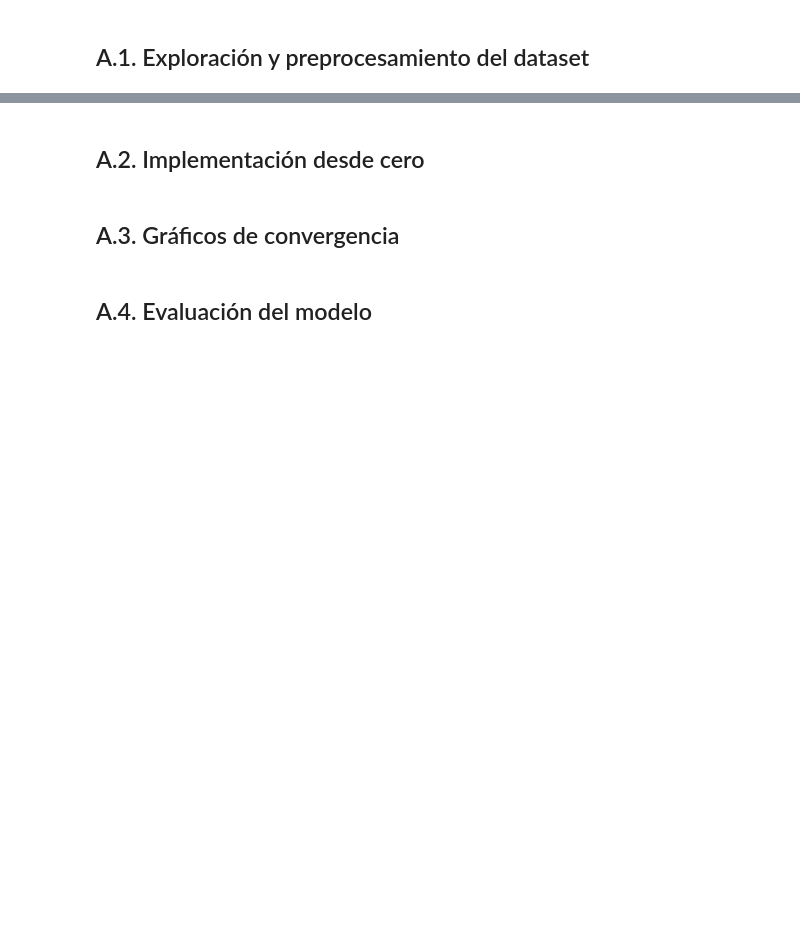
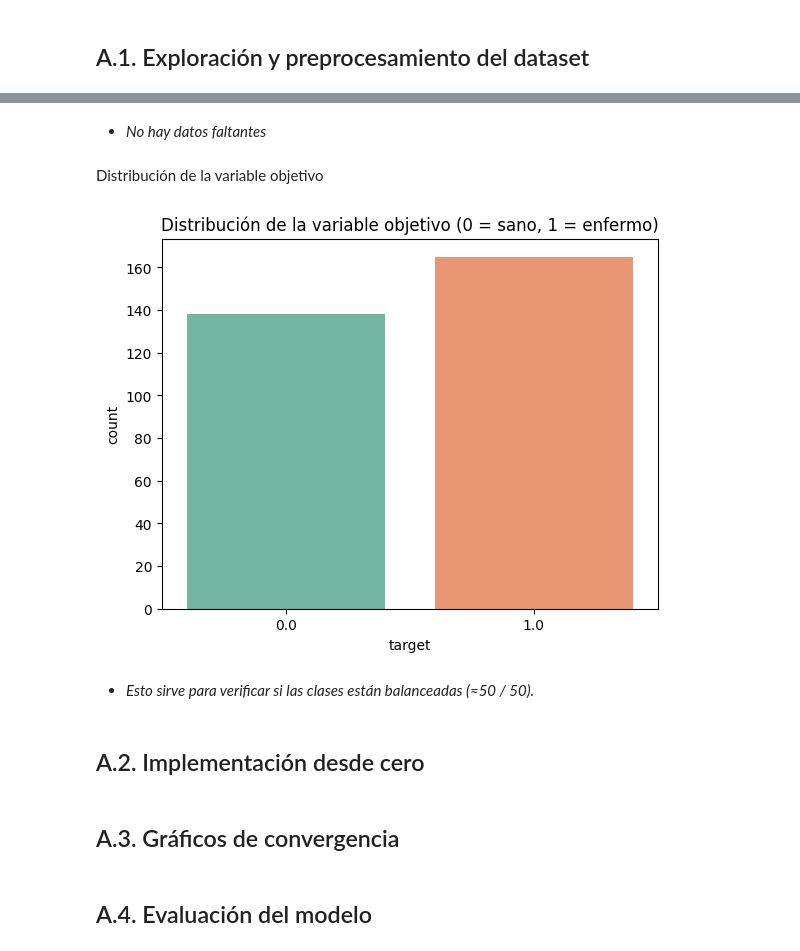
Before and after one commit to WilderSr99/ENEI-2025-ML1-Tarea2, a Jupyter notebook: src/ParteA_Logistic_Binaria.ipynb, the cells around one changed output, grey strips where cells are left out. Drawn from its saved outputs; the diff is of its cells as text; code cells hidden in the pictures; blank space fills up the shorter version.

```diff
--- a/src/ParteA_Logistic_Binaria.ipynb
+++ b/src/ParteA_Logistic_Binaria.ipynb
@@ -23,0 +25,6 @@ from sklearn.utils import resample
+# %%
+
+heart = fetch_openml(data_id=43398, as_frame=True)
+df = heart.frame.copy()
+print(df.shape)
+df.head()
@@ -24,3 +103,15 @@ from sklearn.utils import resample
+# %% [markdown]
+- *No hay datos faltantes*
+# %% [markdown]
+Distribución de la variable objetivo
+# %%
+sns.countplot(x="target", data=df, hue="target", palette="Set2", legend=False)
+plt.title("Distribución de la variable objetivo (0 = sano, 1 = enfermo)")
+plt.show()
+# %% [output]
+[figure, added]
+# %% [markdown]
+- *Esto sirve para verificar si las clases están balanceadas (≈50 / 50).*
 # %% [markdown]
 ## A.2. Implementación desde cero
 # %% [markdown]
```
Also changed, not shown: parts of 12 cells of this notebook, 2 other files.
